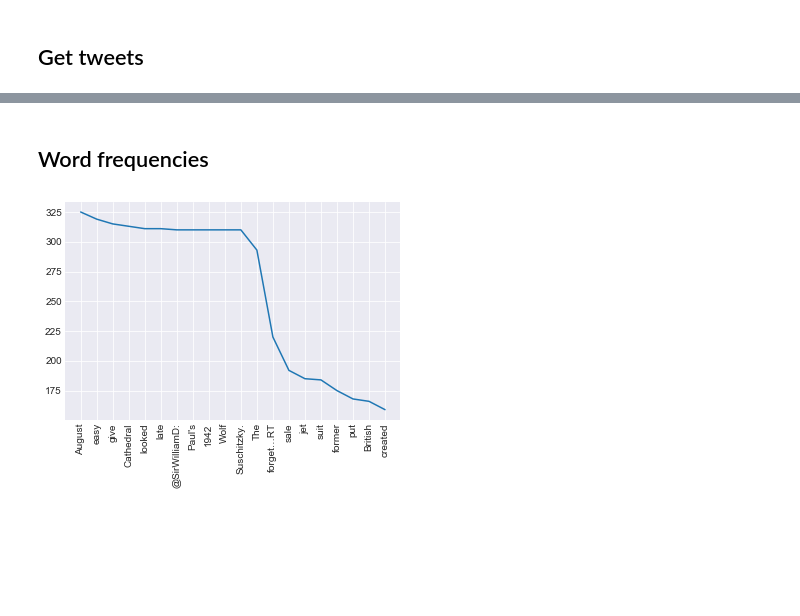
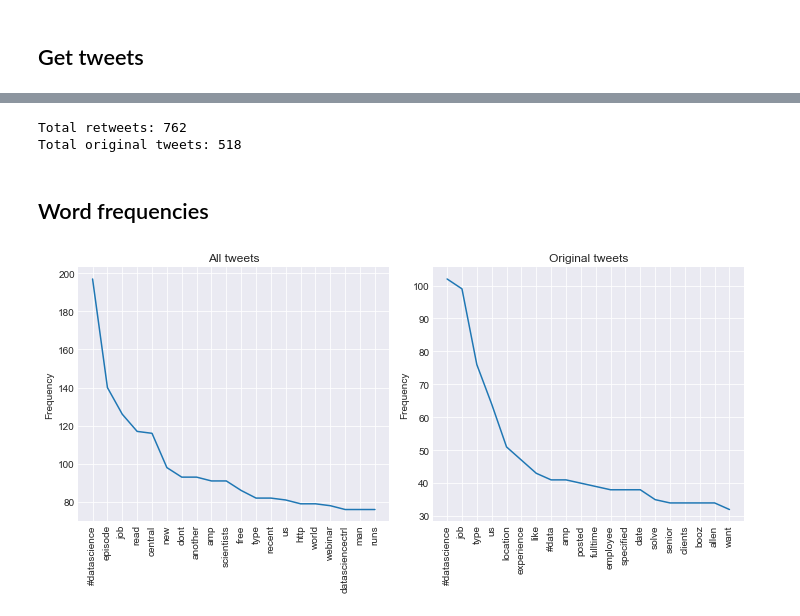
Before and after one commit to elg34/pyoneer, a Jupyter notebook: pyoneer.ipynb, the cells around one changed output, grey strips where cells are left out. Saved outputs shown, nothing was run; the diff lists cells and outputs as text; code cells hidden in the pictures; blank space fills up the shorter version.

```diff
--- a/pyoneer.ipynb
+++ b/pyoneer.ipynb
@@ -54,0 +51,2 @@ saveTweets(query,5000)
+# %%
+query = ['Data Science','Data Scientist','data science','data scientist']
@@ -58,2 +70,12 @@ print('Total tweets:',len(tweets))
+# %%
+retweets = [i for i in tweets if i['retweeted'] or 'RT @' in i['full_text']]
+origtweets = [i for i in tweets if 'RT @' not in i['full_text']]
+print('Total retweets:',len(retweets))
+print('Total original tweets:',len(origtweets))
+if len(retweets)+len(origtweets) != len(tweets):
+    print('Error! Calculated total:',len(retweets)+len(origtweets),'Actual Total:',len(tweets))
+# %% [output]
+Total retweets: 762
+Total original tweets: 518
 # %% [markdown]
 ## Word frequencies
@@ -68,8 +82,26 @@ top = nltk.FreqDist(text).most_common(20)
-# %%
-x = [i[0] for i in top]
-y = [i[1] for i in top]
-
-plt.plot(x, y)
-plt.xticks(rotation=90);
-# %% [output]
-[figure, removed]
+# %%
+top = nltk.FreqDist(get_words(tweets)).most_common(20)
+top_orig = nltk.FreqDist(get_words(origtweets)).most_common(20)
+# %%
+# All tweets
+f = plt.figure(figsize=(10,5))
+
+ax1=f.add_subplot(1,2,1)
+x = [i[0] for i in top]
+y = [i[1] for i in top]
+ax1.plot(x, y)
+plt.xticks(rotation=90);
+ax1.set_ylabel('Frequency')
+ax1.set_title('All tweets')
+
+ax2=f.add_subplot(1,2,2)
+xo = [i[0] for i in top_orig]
+yo = [i[1] for i in top_orig]
+ax2.plot(xo, yo)
+plt.xticks(rotation=90);
+ax2.set_ylabel('Frequency')
+ax2.set_title('Original tweets')
+
+f.tight_layout()
+# %% [output]
+[figure, added]
```
Also changed, not shown: parts of 10 cells of this notebook.
